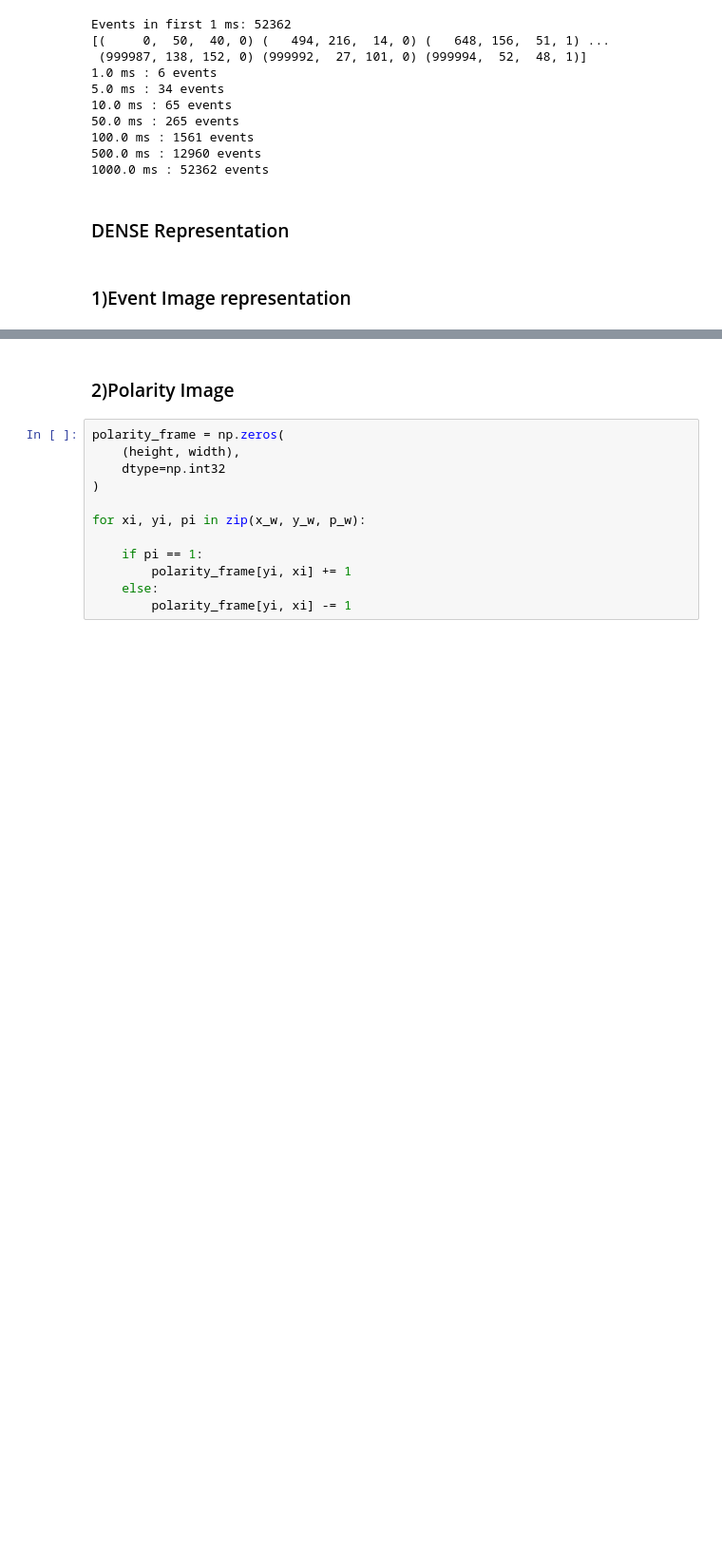
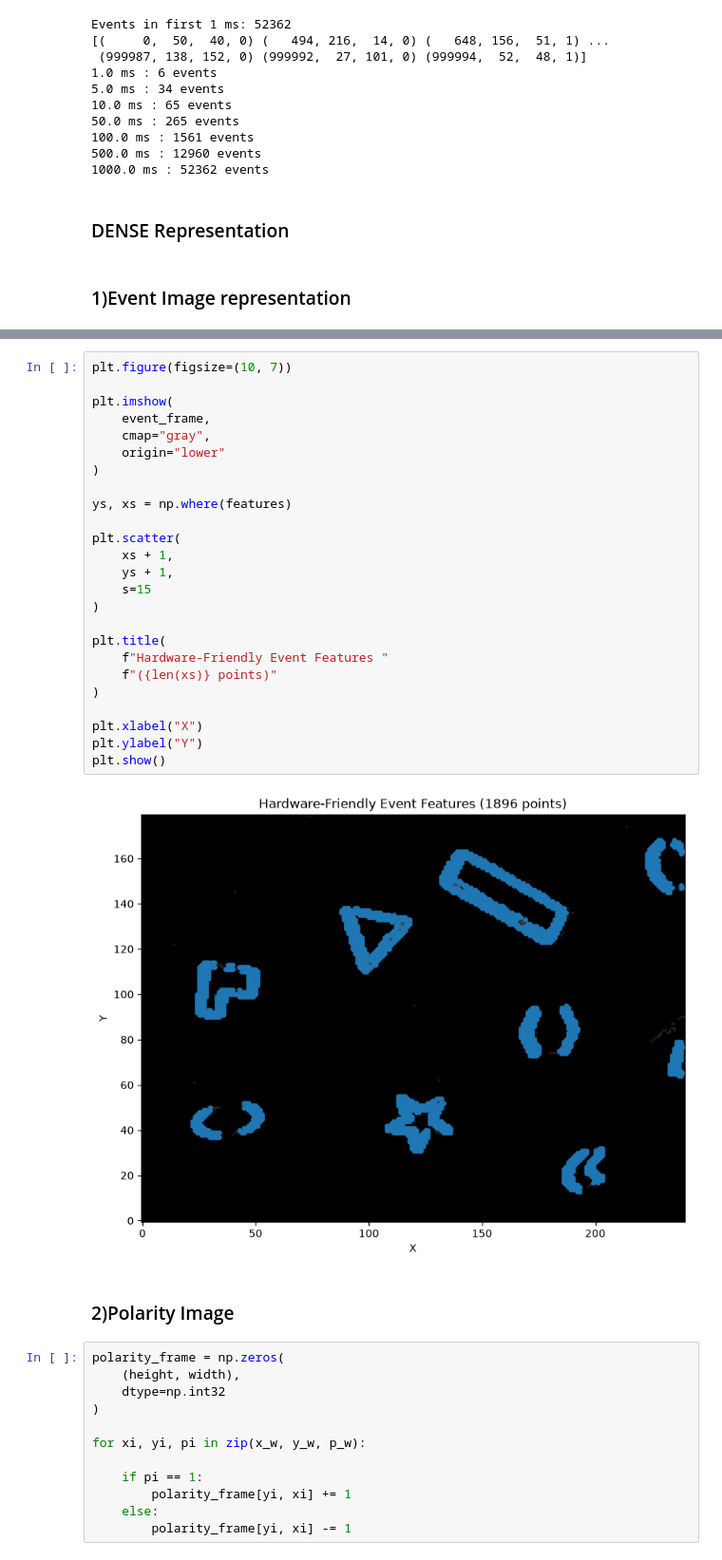
Before and after one commit to mvbc-22/SNN_VIO, a Jupyter notebook: notebooks/01_tonic_davis_test.ipynb, the cells around one changed output, grey strips where cells are left out. Shown at 95% size. Cells and saved outputs as stored; diff of their text form; blank space fills up the shorter version.

```diff
--- a/notebooks/01_tonic_davis_test.ipynb
+++ b/notebooks/01_tonic_davis_test.ipynb
@@ -241,3 +322,30 @@ plt.show()
+# %%
+plt.figure(figsize=(10, 7))
+
+plt.imshow(
+    event_frame,
+    cmap="gray",
+    origin="lower"
+)
+
+ys, xs = np.where(features)
+
+plt.scatter(
+    xs + 1,
+    ys + 1,
+    s=15
+)
+
+plt.title(
+    f"Hardware-Friendly Event Features "
+    f"({len(xs)} points)"
+)
+
+plt.xlabel("X")
+plt.ylabel("Y")
+plt.show()
+# %% [output]
+[figure, added]
 # %% [markdown]
 ### 2)Polarity Image
 # %%
```
Also changed, not shown: parts of 7 cells of this notebook, 3 other files.
